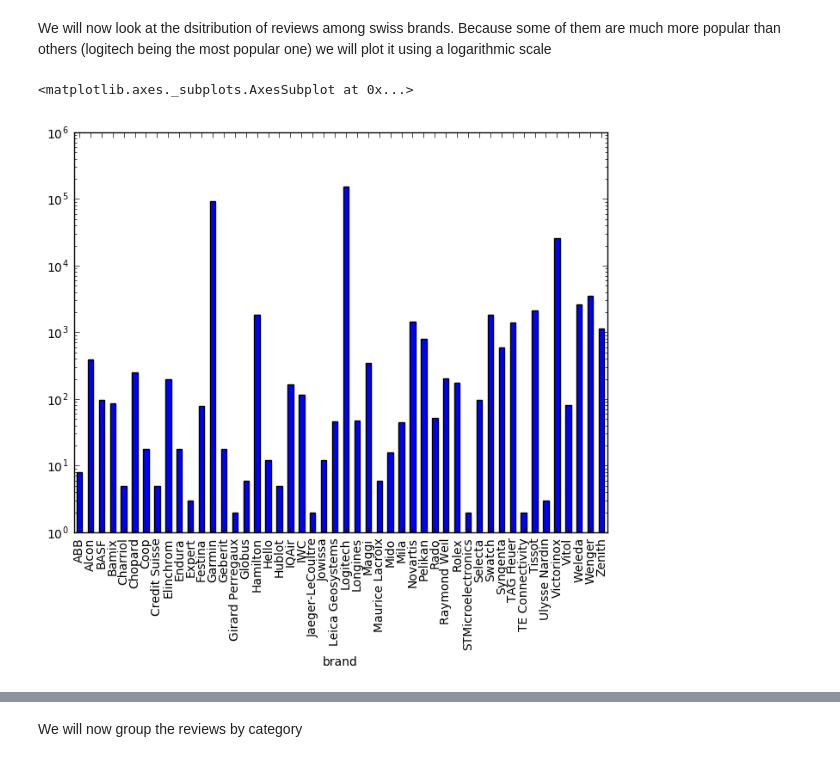
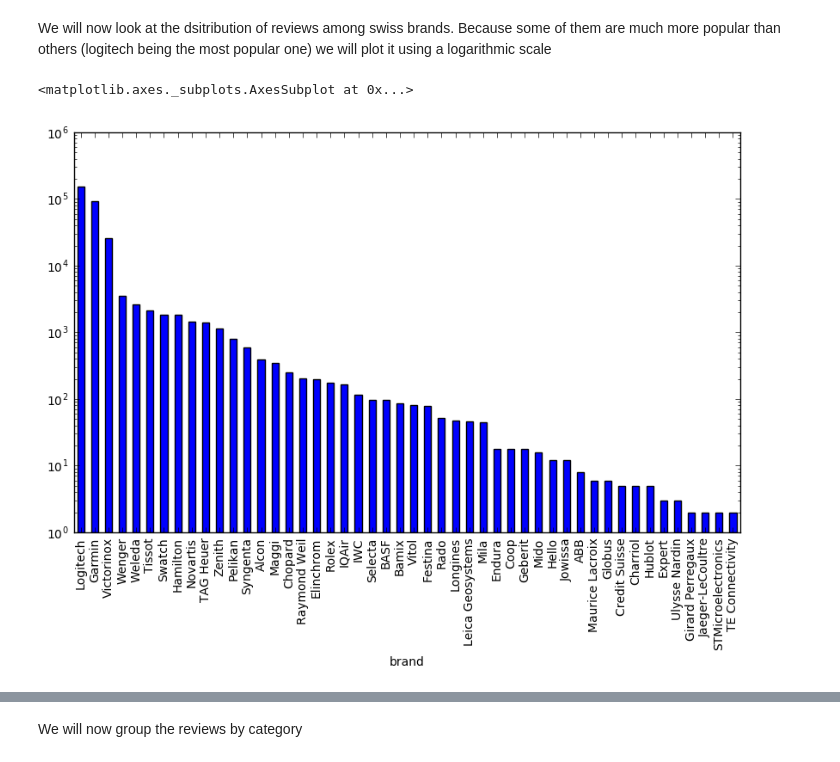
Before and after one commit to bojanp94/ADAProject, a Jupyter notebook: swiss products.ipynb, the cells around one changed output, grey strips where cells are left out. Saved outputs shown, nothing was run; the diff lists cells and outputs as text; code cells hidden in the pictures.

Commit message:
better plot + wordcloud

```diff
--- a/swiss products.ipynb
+++ b/swiss products.ipynb
@@ -75,10 +76,10 @@ yearGroup['overall'].count().plot.bar()
 # %% [markdown]
 We will now look at the dsitribution of reviews among swiss brands. Because some of them are much more popular than others (logitech being the most popular one) we will plot it using a logarithmic scale
 # %%
-swissDF.groupby(['brand'])['brand'].count().plot.bar(log=True, figsize=(8, 6))
+swissDF.groupby(['brand'])['brand'].count().sort_values(ascending=False).plot.bar(log=True, figsize=(10, 6))
 # %% [output]
 <matplotlib.axes._subplots.AxesSubplot at 0x...>
-[figure, old version]
+[figure, new version]
 # %%
 brandScore = swissDF.groupby(['brand', 'overall'])['brand']
 brandScore = brandScore.count().unstack('overall')
```
Also changed, not shown: parts of 7 cells of this notebook.
